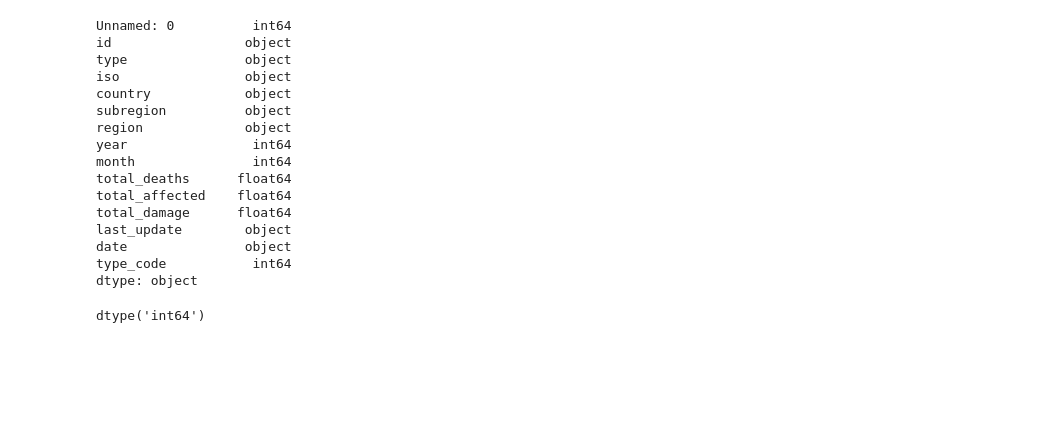
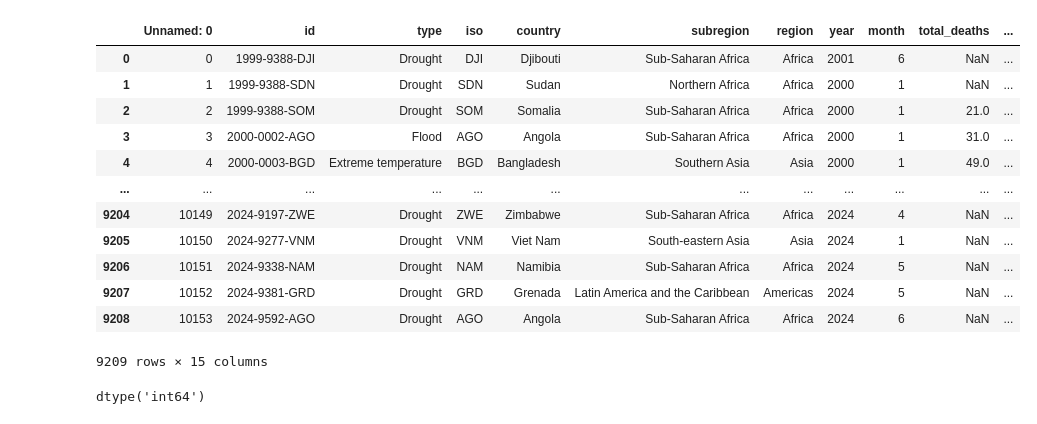
Before and after one commit to masonphung/global_disaster_dashboard, a Jupyter notebook: dev_draft.ipynb, the cells around one changed output. Cells and saved outputs as stored; diff of their text form; code cells hidden in the pictures; blank space fills up the shorter version.

Commit message:
add new features: session memory store, hover tooltip, fix bugs and data manipulation errors

```diff
--- a/dev_draft.ipynb
+++ b/dev_draft.ipynb
@@ -11,27 +11,26 @@ from threading import Timer
 import numpy as np
 
 # Load the dataset
+raw = 'dataset/backups/raw_data/public_emdat_20240923.xlsx'
 file_path = 'dataset/cleaned_emrat.xlsx'
 data = pd.read_excel(file_path)
-# %%
-data.dtypes
-# %% [output]
-Unnamed: 0          int64
-id                 object
-type               object
-iso                object
-country            object
-subregion          object
-region             object
-year                int64
-month               int64
-total_deaths      float64
-total_affected    float64
-total_damage      float64
-last_update        object
-date               object
-type_code           int64
-dtype: object
+# %%
+df = pd.read_excel(raw, index_col = False)
+df
+# %% [output]
+|  | Unnamed: 0 | id | type | iso | country | subregion | region | year | month | total_deaths | ... |
+| 0 | 0 | 1999-9388-DJI | Drought | DJI | Djibouti | Sub-Saharan Africa | Africa | 2001 | 6 | NaN | ... |
+| 1 | 1 | 1999-9388-SDN | Drought | SDN | Sudan | Northern Africa | Africa | 2000 | 1 | NaN | ... |
+| 2 | 2 | 1999-9388-SOM | Drought | SOM | Somalia | Sub-Saharan Africa | Africa | 2000 | 1 | 21.0 | ... |
+| 3 | 3 | 2000-0002-AGO | Flood | AGO | Angola | Sub-Saharan Africa | Africa | 2000 | 1 | 31.0 | ... |
+| 4 | 4 | 2000-0003-BGD | Extreme temperature | BGD | Bangladesh | Southern Asia | Asia | 2000 | 1 | 49.0 | ... |
+| ... | ... | ... | ... | ... | ... | ... | ... | ... | ... | ... | ... |
+| 9204 | 10149 | 2024-9197-ZWE | Drought | ZWE | Zimbabwe | Sub-Saharan Africa | Africa | 2024 | 4 | NaN | ... |
+| 9205 | 10150 | 2024-9277-VNM | Drought | VNM | Viet Nam | South-eastern Asia | Asia | 2024 | 1 | NaN | ... |
+| 9206 | 10151 | 2024-9338-NAM | Drought | NAM | Namibia | Sub-Saharan Africa | Africa | 2024 | 5 | NaN | ... |
+| 9207 | 10152 | 2024-9381-GRD | Drought | GRD | Grenada | Latin America and the Caribbean | Americas | 2024 | 5 | NaN | ... |
+| 9208 | 10153 | 2024-9592-AGO | Drought | AGO | Angola | Sub-Saharan Africa | Africa | 2024 | 6 | NaN | ... |
+9209 rows × 15 columns
 # %%
 data['year'] = [int(y) for y in data['year']]
 # %%
```
Also changed, not shown: parts of 6 cells of this notebook, 6 other files.
